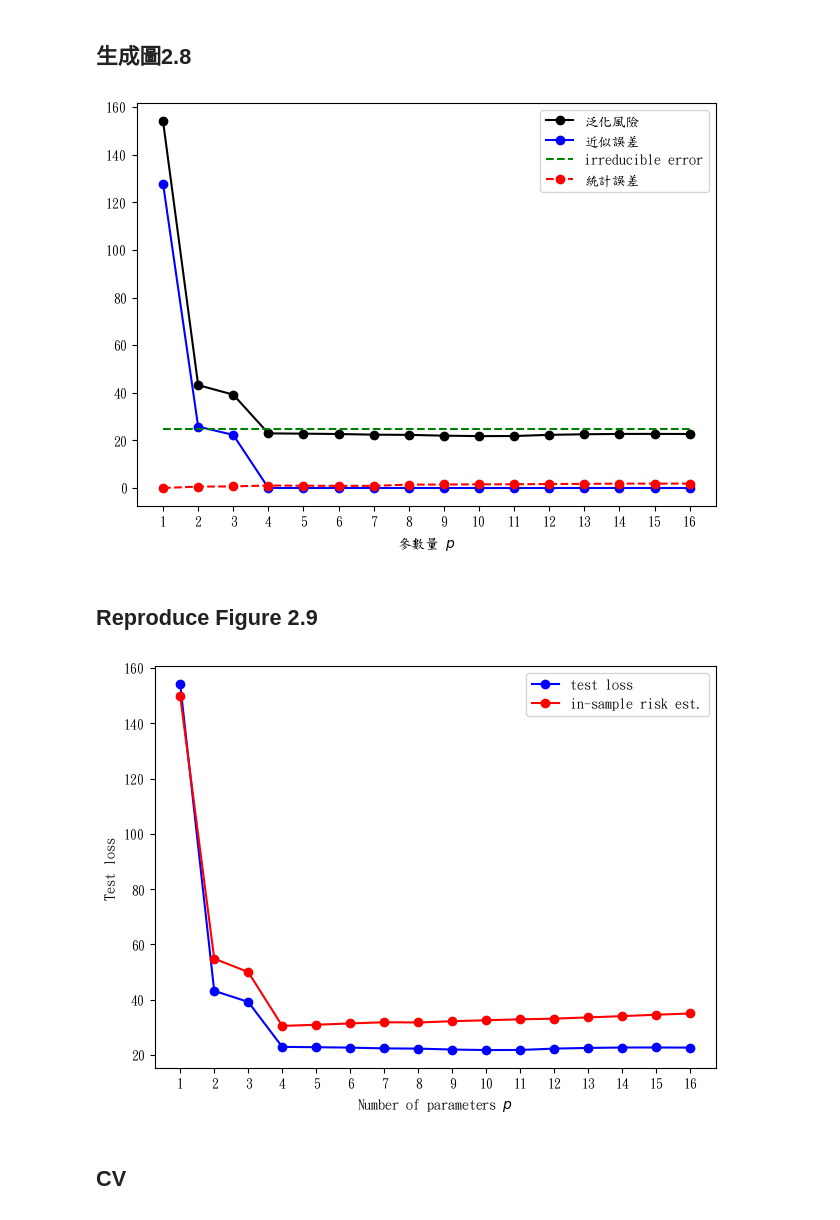
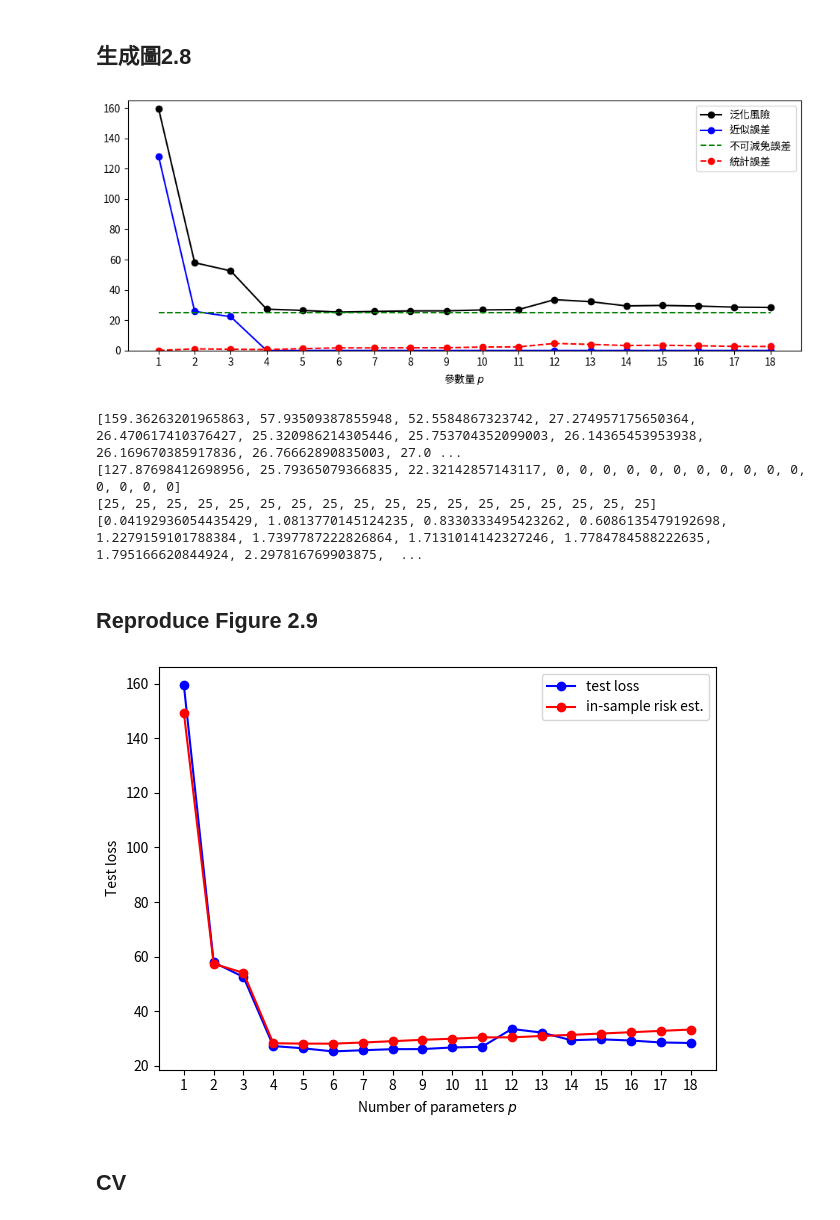
Before and after one commit to gnitnaw/Programs, a Jupyter notebook: Chapter2/DSML_Polynomial_Regression_TW.ipynb, the cells around one changed output. Saved outputs shown, nothing was run; the diff lists cells and outputs as text; code cells hidden in the pictures.

```diff
--- a/Chapter2/DSML_Polynomial_Regression_TW.ipynb
+++ b/Chapter2/DSML_Polynomial_Regression_TW.ipynb
@@ -96,7 +96,7 @@ plt.show()
 # %% [markdown]
 ## 生成圖2.6
 # %%
-max_p = 16 # More than 16 may get singular matrix
+max_p = 18 # More than 16 may get singular matrix
 p_range = np.arange(1, max_p + 1, 1)
 X = np.ones((n, 1))
 #betahat, trainloss = {}, {}
@@ -217,19 +217,30 @@ for p in p_range:
 ## 生成圖2.8
 # %%
 # %%%%%%%%%%%%%%%%%%%%%%%%%%%%%%%%%%%%%%%%%
+fig = plt.figure()
 line1 = plt.plot(p_range, MSE, 'ko-', label = '泛化風險')
 line2 = plt.plot(p_range, aproxloss, 'bo-', label = '近似誤差')
-line3 = plt.plot(p_range, irredu_loss, 'g--', label = 'irreducible error')
+line3 = plt.plot(p_range, irredu_loss, 'g--', label = '不可減免誤差')
 line4 = plt.plot(p_range, stat_loss, 'ro--', label = '統計誤差')
 plt.legend()
 plt.xticks(ticks=p_range)
 plt.xlabel('參數量 $p$')
+plt.ylim(0,165)
 plt.tight_layout()
+fig.set_size_inches(10, 4)
 plt.savefig('MSEpy.pdf',format='pdf')
 plt.show()
+print(MSE)
+print(aproxloss)
+print(irredu_loss)
+print(stat_loss)
 # %%%%%%%%%%%%%%%%%%%%%%%%%%%%%%%%%%%%%%%%%
 # %% [output]
-[figure, old version]
+[figure, new version]
+[159.36263201965863, 57.93509387855948, 52.5584867323742, 27.274957175650364, 26.470617410376427, 25.320986214305446, 25.753704352099003, 26.14365453953938, 26.169670385917836, 26.76662890835003, 27.0 ...
+[127.87698412698956, 25.79365079366835, 22.32142857143117, 0, 0, 0, 0, 0, 0, 0, 0, 0, 0, 0, 0, 0, 0, 0]
+[25, 25, 25, 25, 25, 25, 25, 25, 25, 25, 25, 25, 25, 25, 25, 25, 25, 25]
+[0.04192936054435429, 1.0813770145124235, 0.8330333495423262, 0.6086135479192698, 1.2279159101788384, 1.7397787222826864, 1.7131014142327246, 1.7784784588222635, 1.795166620844924, 2.297816769903875,  ...
 # %% [markdown]
 ## Reproduce Figure 2.9
 # %%
@@ -249,7 +260,7 @@ plt.savefig('MSEpy.pdf',format='pdf')
 plt.show()
 # %%%%%%%%%%%%%%%%%%%%%%%%%%%%%%%%%%%%%%%%%
 # %% [output]
-[figure, old version]
+[figure, new version]
 # %% [markdown]
 ## CV
 # %%
```
Also changed, not shown: parts of 11 cells of this notebook.
